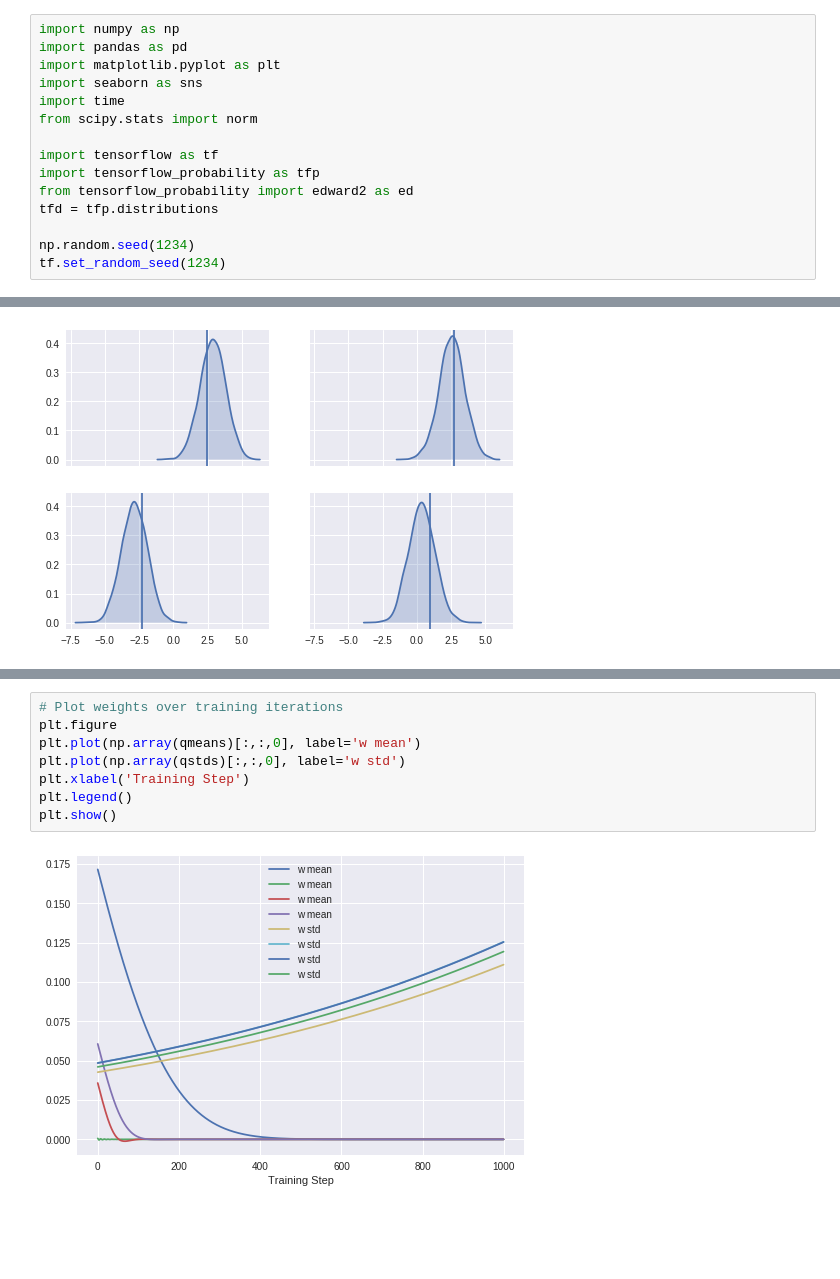
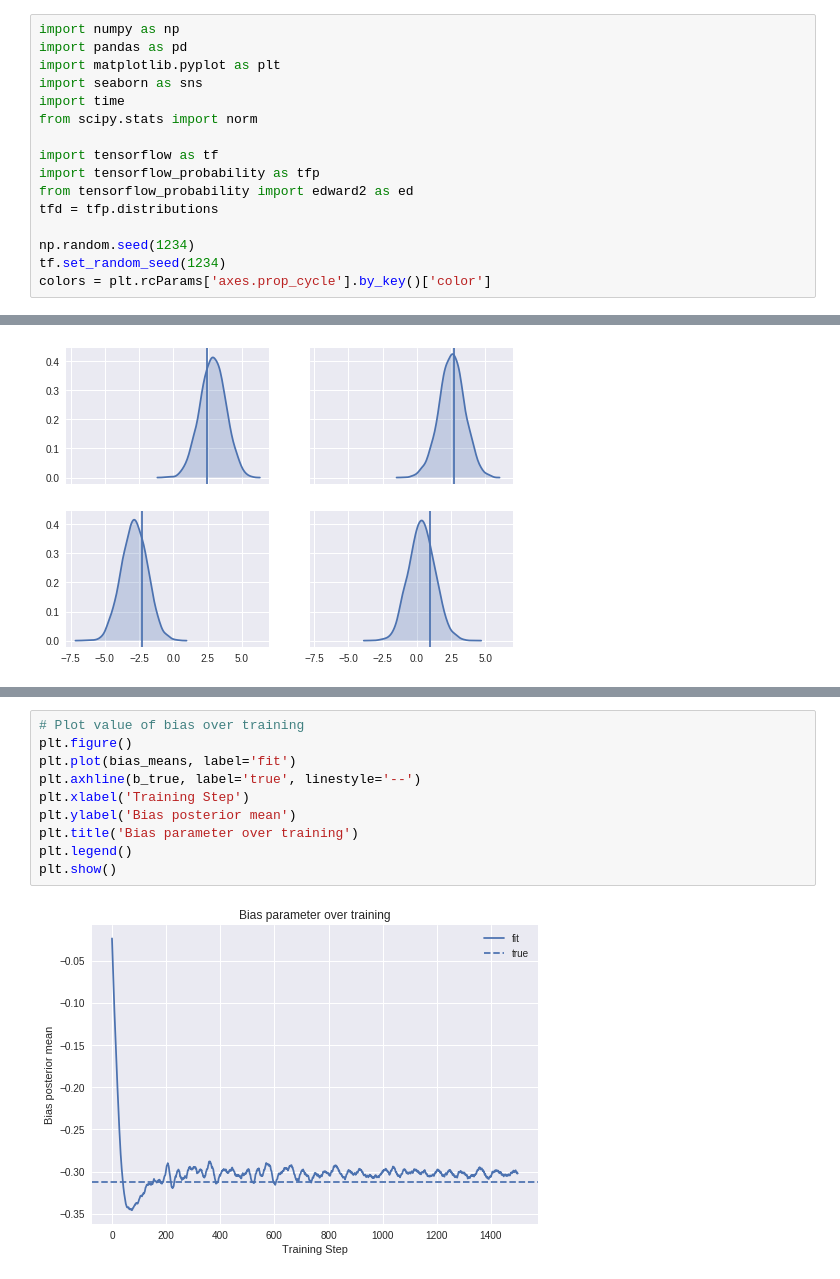
Before and after one commit to brendanhasz/tfp-bayesian-regression, a Jupyter notebook: TFP_Linear_Regression.ipynb, the cells around one changed output, grey strips where cells are left out. Saved outputs shown, nothing was run; the diff lists cells and outputs as text; blank space fills up the shorter version.

```diff
--- a/TFP_Linear_Regression.ipynb
+++ b/TFP_Linear_Regression.ipynb
@@ -17,4 +17,5 @@ tfd = tfp.distributions
 
 np.random.seed(1234)
 tf.set_random_seed(1234)
+colors = plt.rcParams['axes.prop_cycle'].by_key()['color']
 # %% [markdown]
@@ -456,10 +458,12 @@ Step: 900 Loss: 1.470 MSE: 4.815
 # %%
-# Plot weights over training iterations
-plt.figure
-plt.plot(np.array(qmeans)[:,:,0], label='w mean')
-plt.plot(np.array(qstds)[:,:,0], label='w std')
+# Plot value of bias over training
+plt.figure()
+plt.plot(bias_means, label='fit')
+plt.axhline(b_true, label='true', linestyle='--')
 plt.xlabel('Training Step')
+plt.ylabel('Bias posterior mean')
+plt.title('Bias parameter over training')
 plt.legend()
 plt.show()
 # %% [output]
-[figure, old version]
+[figure, new version]
```
Also changed, not shown: parts of 40 cells of this notebook.
